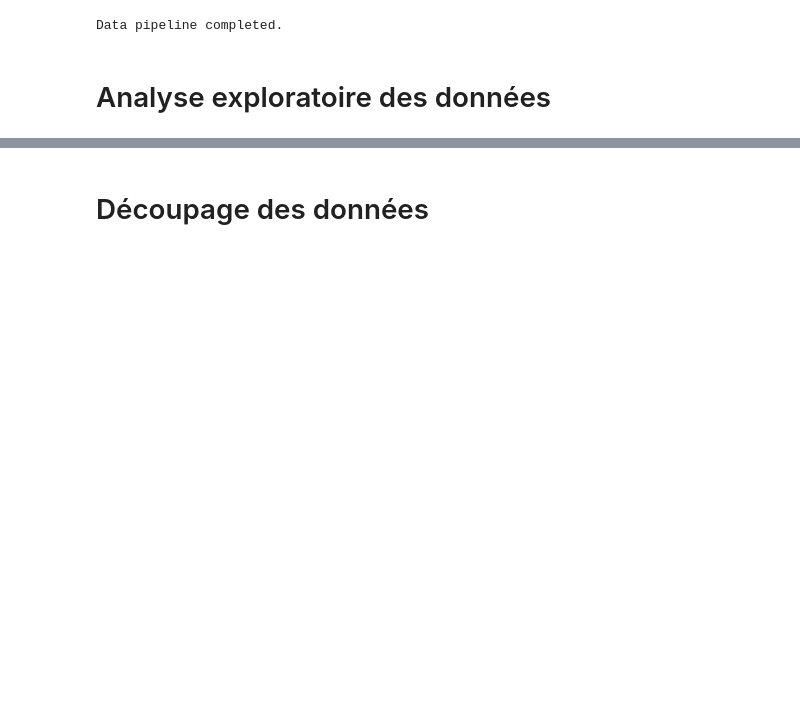
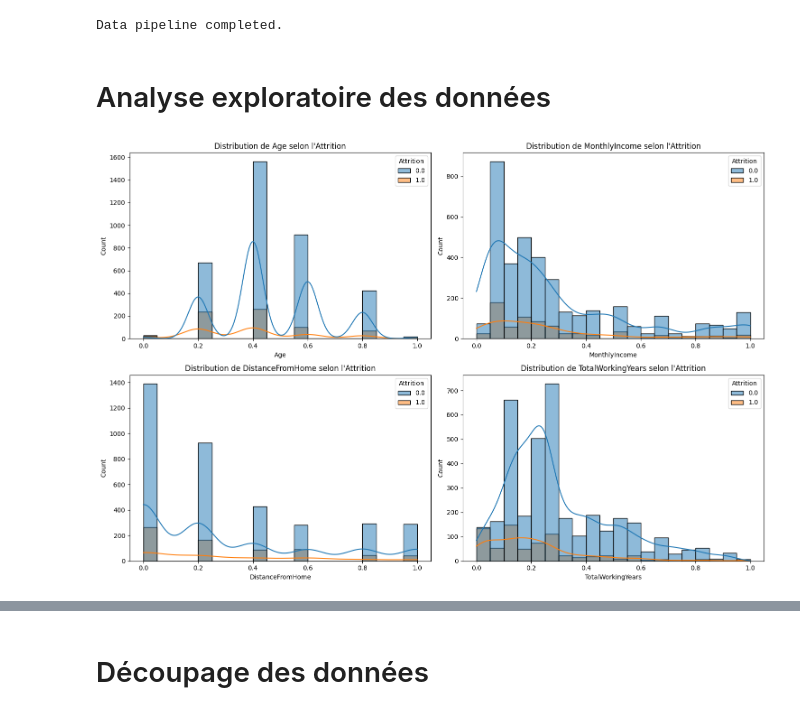
Before and after one commit to Ritter-Antoine-Cesi-Projects/CESI_A4_InteArti_Project, a Jupyter notebook: project.ipynb, the cells around one changed output, grey strips where cells are left out. Saved outputs shown, nothing was run; the diff lists cells and outputs as text; code cells hidden in the pictures; blank space fills up the shorter version.

```diff
--- a/project.ipynb
+++ b/project.ipynb
@@ -180,3 +180,19 @@ Data normalized.
 Data pipeline completed.
 # %% [markdown]
 # Analyse exploratoire des données
+# %%
+import seaborn as sns
+import matplotlib.pyplot as plt
+
+# Liste des variables à afficher
+columns = ["Age", "MonthlyIncome", "DistanceFromHome", "TotalWorkingYears"]
+
+plt.figure(figsize=(15,10))
+for i, col in enumerate(columns, 1):
+    plt.subplot(2, 2, i)
+    sns.histplot(dataset, x=col, hue="Attrition", kde=True, bins=20)
+    plt.title(f"Distribution de {col} selon l'Attrition")
+plt.tight_layout()
+plt.show()
+# %% [output]
+[figure, added]
```
Also changed, not shown: parts of 21 cells of this notebook, 3 other files.
